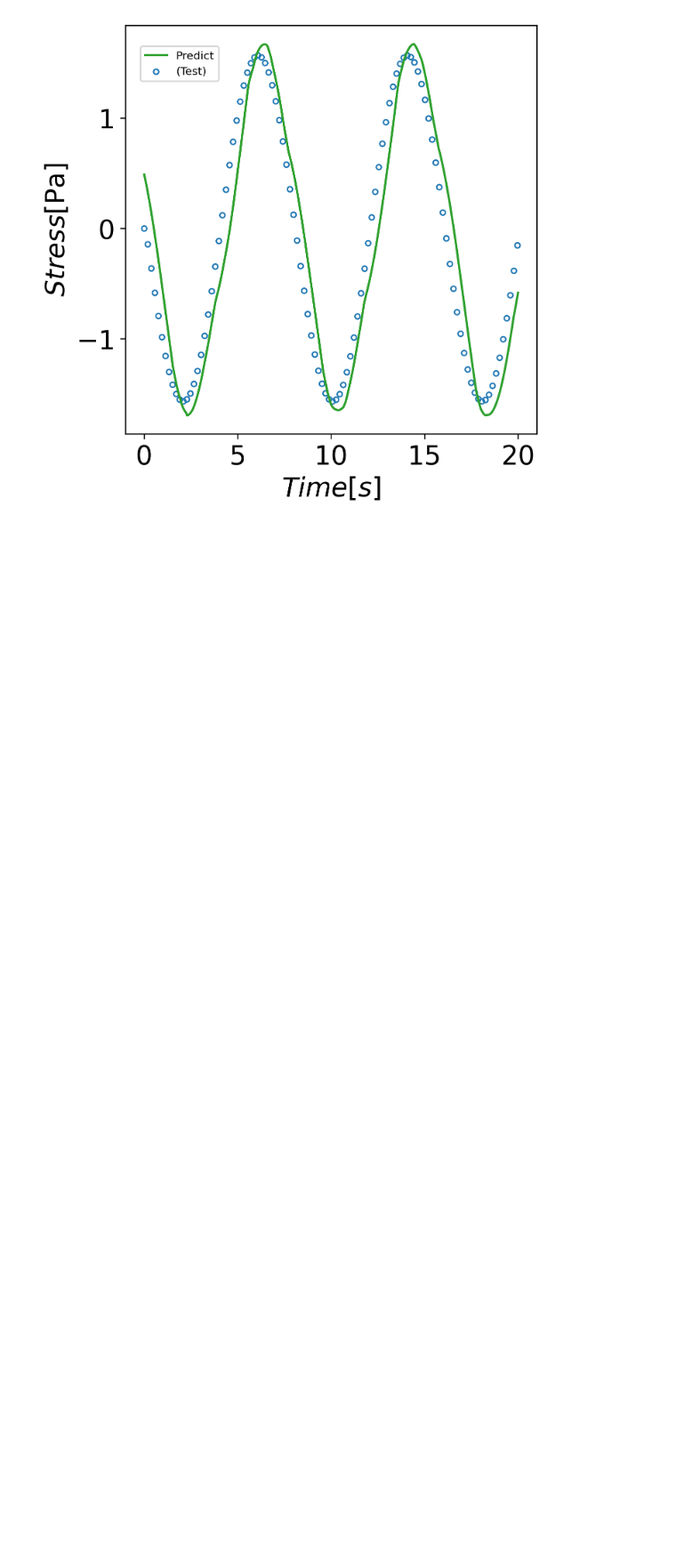
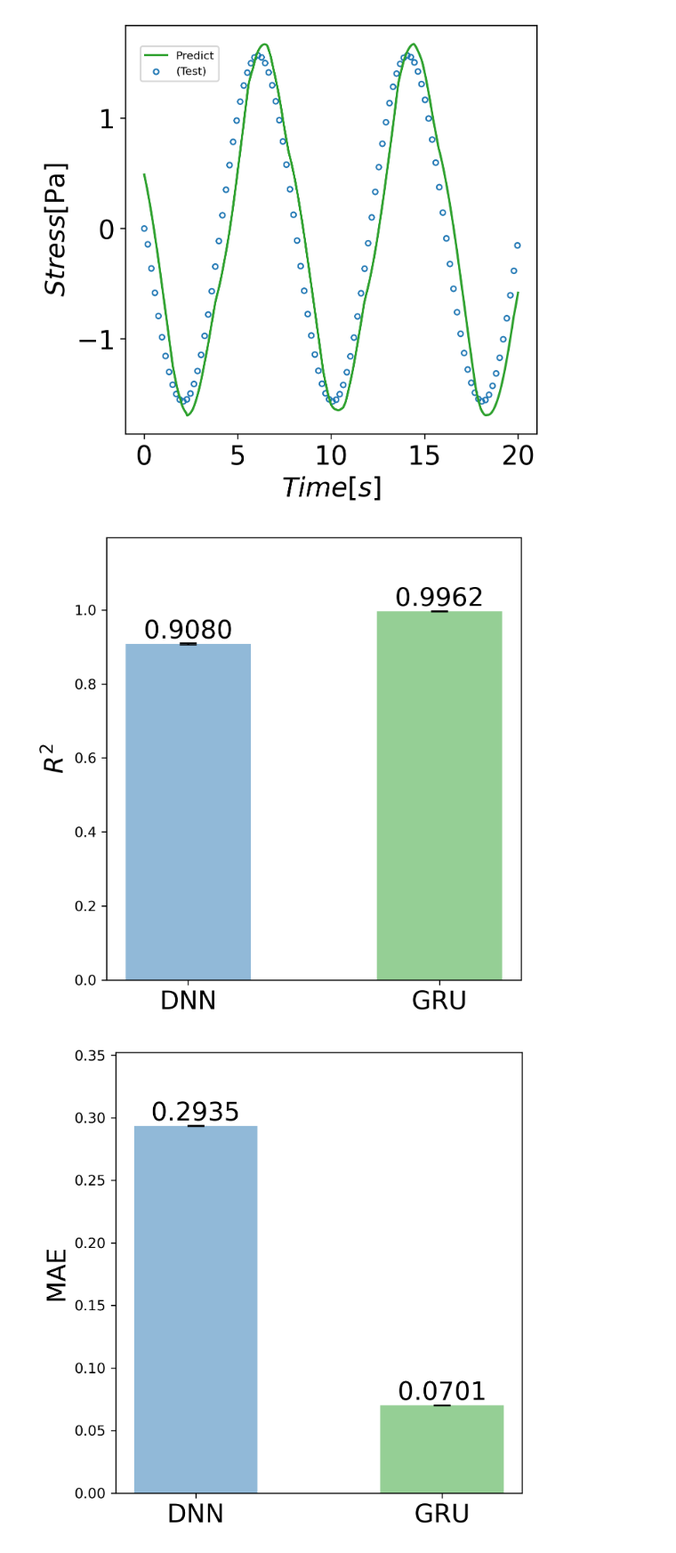
Before and after one commit to xiaolihuamao/Constitutive_Equation, a Jupyter notebook: stress_strain_fitting/dnn_maxwell.ipynb, the cells around one changed output. Shown at 89% size. Saved outputs shown, nothing was run; the diff lists cells and outputs as text; code cells hidden in the pictures; blank space fills up the shorter version.

Commit message:
add metric bars

```diff
--- a/stress_strain_fitting/dnn_maxwell.ipynb
+++ b/stress_strain_fitting/dnn_maxwell.ipynb
@@ -607,3 +607,80 @@ plt.show()
 # %%
 torch.save(model_HF_l, 'model/maxwell_dnn_sin_de_l.pth')
 torch.save(model_HF_nl, 'model/maxwell_dnn_sin_de_nl.pth')
+# %%
+import matplotlib.pyplot as plt
+import numpy as np
+from matplotlib.colors import LinearSegmentedColormap
+# 示例数据（请根据实际情况替换）
+metrics = [f'$R^{2}$', 'MAE', 'MAPE', 'Training Time']
+dnn_values = [0.9080, 0.2935, 4.9509, 253]  # 示例DNN值
+gru_values = [0.9962, 0.0701, 1.0983, 458]  # 示例GRU值
+
+# 误差棒（请根据实际情况替换）
+dnn_errors = [0.002, 0.0003, 0.005, 1]  # DNN的误差
+gru_errors = [0.001, 0.0001, 0.002, 2]  # GRU的误差
+
+# Nature 科研配色
+dnn_color = '#377eb8'  # 蓝色
+gru_color = 'tab:green'  # 绿色
+# 自定义渐变颜色
+def create_gradient_cmap(color1, color2, gamma=2.0, N=256):
+    """
+    创建渐变颜色映射
+    :param color1: 渐变的起点颜色
+    :param color2: 渐变的终点颜色
+    :param gamma: 控制渐变的平滑度
+    :param N: 渐变的分辨率
+    :return: 渐变颜色映射
+    """
+    cmap = LinearSegmentedColormap.from_list('custom_cmap', [color1, color2], N=N)
+    cmap._init()
+    cmap._lut[:, -1] = np.linspace(0, 1, cmap.N + 3) ** gamma  # 调整透明度
+    return cmap
+# 柱状图宽度
+bar_width = 0.1
+
+# 绘图
+for i, metric in enumerate(metrics):
+    fig, ax = plt.subplots(figsize=(5, 5), dpi=300)
+    # 计算柱状图位置
+    x = [1,1.2]  # 2 个模型：DNN 和 GRU
+
+     # 创建渐变颜色映射
+    dnn_cmap = create_gradient_cmap('lightblue', dnn_color)
+    gru_cmap = create_gradient_cmap('white', gru_color)
+
+    # 绘制DNN柱状图
+    dnn_bar = ax.bar(x[0], dnn_values[i], width=bar_width, color=dnn_cmap(0.8), yerr=dnn_errors[i], capsize=6, label='DNN')
+
+    # 绘制GRU柱状图
+    gru_bar = ax.bar(x[1], gru_values[i], width=bar_width, color=gru_cmap(0.8), yerr=gru_errors[i], capsize=6, label='GRU')
+
+    # 显示柱状图数字
+    for bar in [dnn_bar, gru_bar]:
+        for rect in bar:
+            height = rect.get_height()
+            if i!=3:
+              ax.text(rect.get_x() + rect.get_width() / 2.0, height, f'{height:.4f}', ha='center', va='bottom', fontsize=18)
+            else:
+              ax.text(rect.get_x() + rect.get_width() / 2.0, height, f'{height:.0f}', ha='center', va='bottom', fontsize=18)
+    # 设置y轴标签
+    if i!=3:
+      ax.set_ylabel(metric, fontsize=18)
+    else:
+      ax.set_ylabel(metric+' [s]', fontsize=18)
+
+    # 设置x轴标签
+    ax.set_xticks(x)
+    ax.set_xticklabels(['DNN', 'GRU'], fontsize=18)  # x轴显示DNN和GRU
+    # 调整布局
+    # 调整y轴范围，留出更多空白
+    max_value = max(dnn_values[i], gru_values[i])  # 获取当前指标的最大值
+    ax.set_ylim(0, max_value * 1.2)  # 设置y轴上限为最大值的1.2倍
+    plt.tight_layout()
+
+    # 显示图形
+    plt.show()
+# %% [output]
+[figure, added]
+[figure, added]
```
Also changed, not shown: parts of 3 cells of this notebook, 7 other files.
